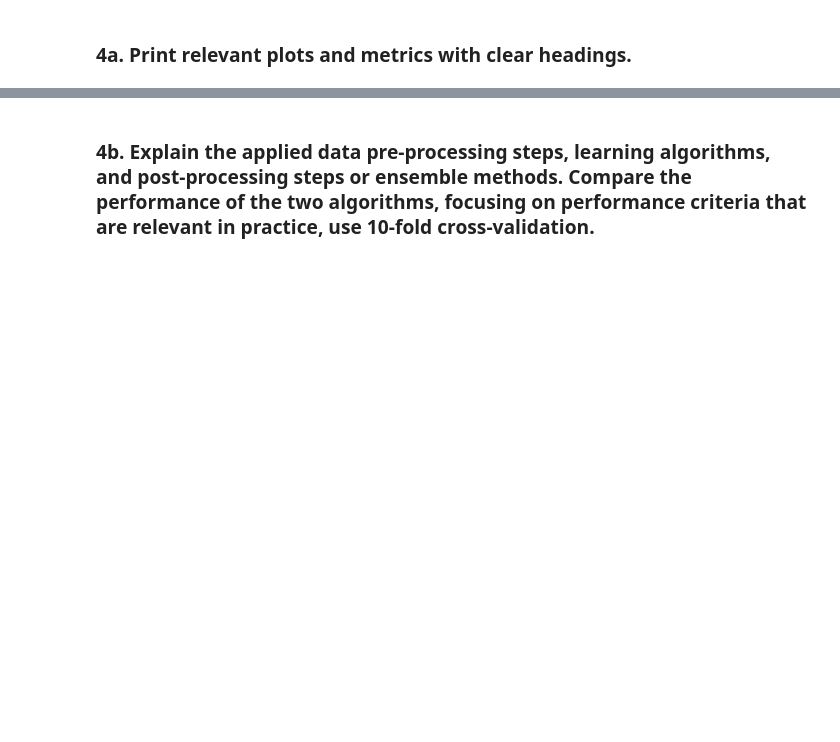
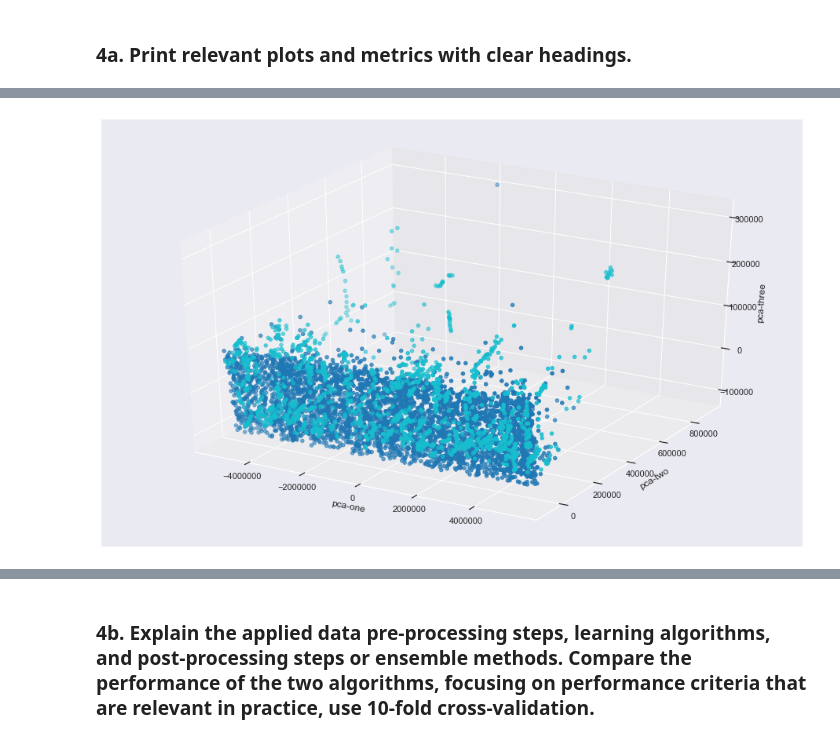
Before and after one commit to adityakunar/cda-2021, a Jupyter notebook: Assignment-1/Lab1.ipynb, the cells around one changed output, grey strips where cells are left out. Cells and saved outputs as stored; diff of their text form; code cells hidden in the pictures; blank space fills up the shorter version.

```diff
--- a/Assignment-1/Lab1.ipynb
+++ b/Assignment-1/Lab1.ipynb
@@ -416,0 +471,20 @@ plt.show()
+# %%
+%matplotlib inline
+import matplotlib.pyplot as plt
+from mpl_toolkits.mplot3d import Axes3D
+
+ax = plt.figure(figsize=(16,10)).gca(projection='3d')
+ax.scatter(
+    xs=pca_df["pca-one"],
+    ys=pca_df["pca-two"],
+    zs=pca_df["pca-three"],
+    c=pca_df["simple_journal"],
+    cmap='tab10',
+)
+ax.set_xlabel('pca-one')
+ax.set_ylabel('pca-two')
+ax.set_zlabel('pca-three')
+# ax.legend(['fraud','not-fraud'])
+plt.show()
+# %% [output]
+[figure, added]
```
Also changed, not shown: parts of 5 cells of this notebook.
